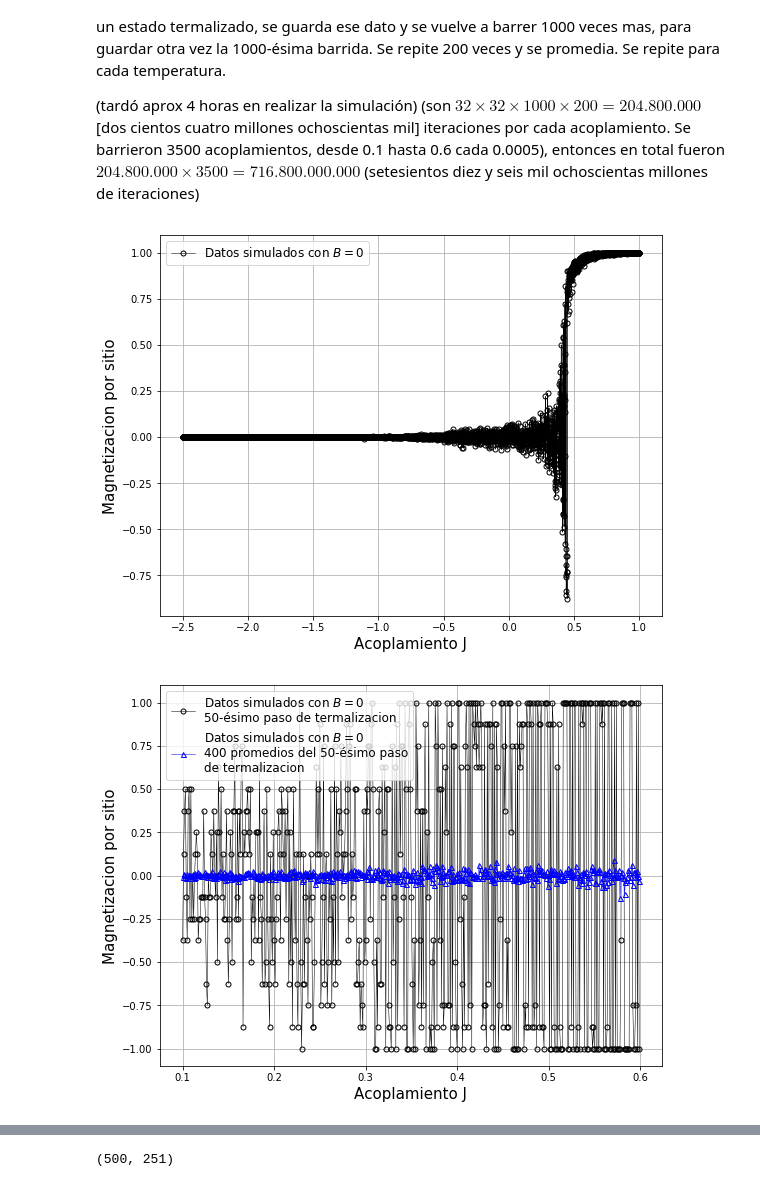
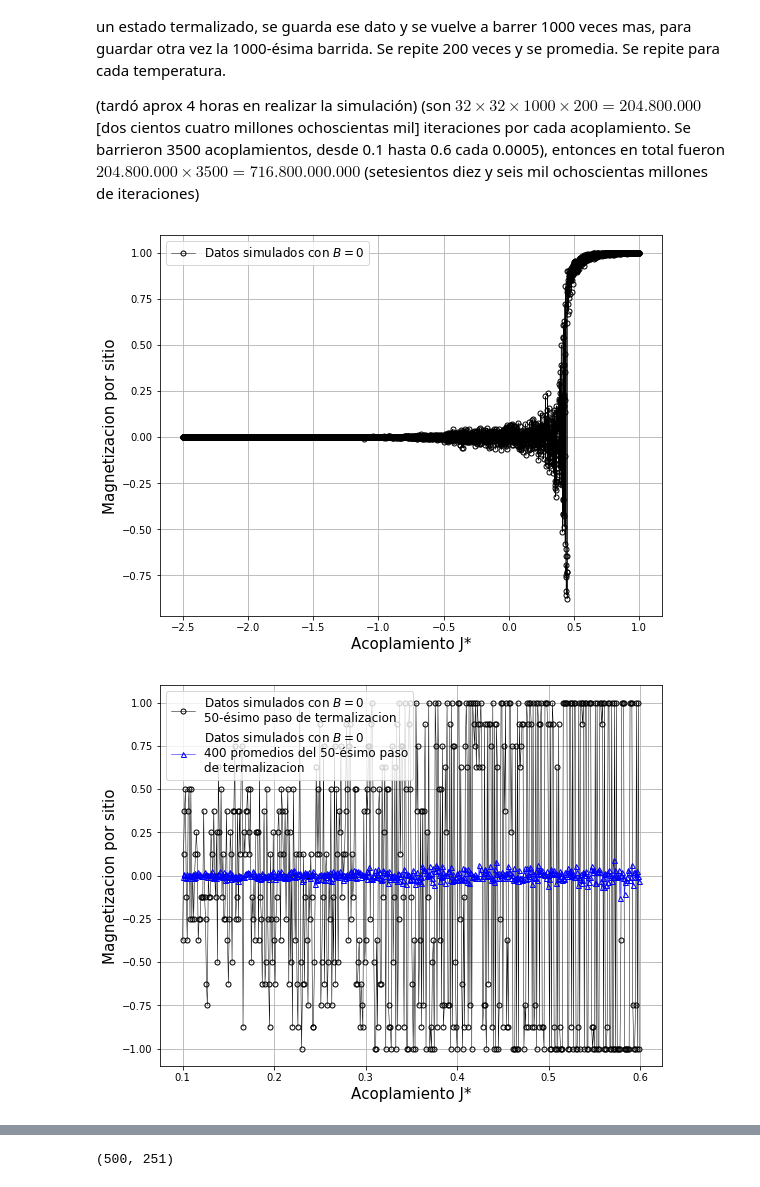
Before and after one commit to Igna11/TP2-Computacional-Ising, a Jupyter notebook: TP2 - Montecarlo - Ising 2D .ipynb, the cells around one changed output, grey strips where cells are left out. Drawn from its saved outputs; the diff is of its cells as text; code cells hidden in the pictures.

```diff
--- a/TP2 - Montecarlo - Ising 2D .ipynb
+++ b/TP2 - Montecarlo - Ising 2D .ipynb
@@ -253,19 +253,19 @@ Se barre 1000 veces la red flipeando spines, asumiendo que la 1000-ésima barrid
 # %%
 A = np.loadtxt("MvsJ_dim32_T1.00_Pasos_J1000Neg.txt")
 
 plt.figure(figsize = (9,7))
 plt.plot(A[:,0],A[:,1]/1024,
          'ko-',
          linewidth = .5,
          markersize = 5,
          fillstyle = "none",
          label = "Datos simulados con $B=0$")
-plt.xlabel("Acoplamiento J", fontsize = 15)
+plt.xlabel("Acoplamiento J*", fontsize = 15)
 plt.ylabel("Magnetizacion por sitio", fontsize = 15)
 plt.legend(fontsize = 12)
 plt.grid(True, which = 'both')
 # %% [output]
-[figure, old version]
+[figure, new version]
 # %%
 A = np.loadtxt("MvsJ_dim4_T1.00_Pasos1000_prom1000.txt")
 
@@ -282,12 +282,12 @@ plt.plot(A[:,0],A[:,2],
          markersize = 5,
          fillstyle = "none",
          label = "Datos simulados con $B=0$\n400 promedios del 50-ésimo paso\nde termalizacion")
-plt.xlabel("Acoplamiento J", fontsize = 15)
+plt.xlabel("Acoplamiento J*", fontsize = 15)
 plt.ylabel("Magnetizacion por sitio", fontsize = 15)
 plt.legend(fontsize = 12)
 plt.grid(True, which = 'both')
 # %% [output]
-[figure, old version]
+[figure, new version]
 # %%
 A = np.loadtxt("MvsJ_dim16_T1.00_Pasos1000_prom1000.txt")
 
```
Also changed, not shown: parts of 9 cells of this notebook.
